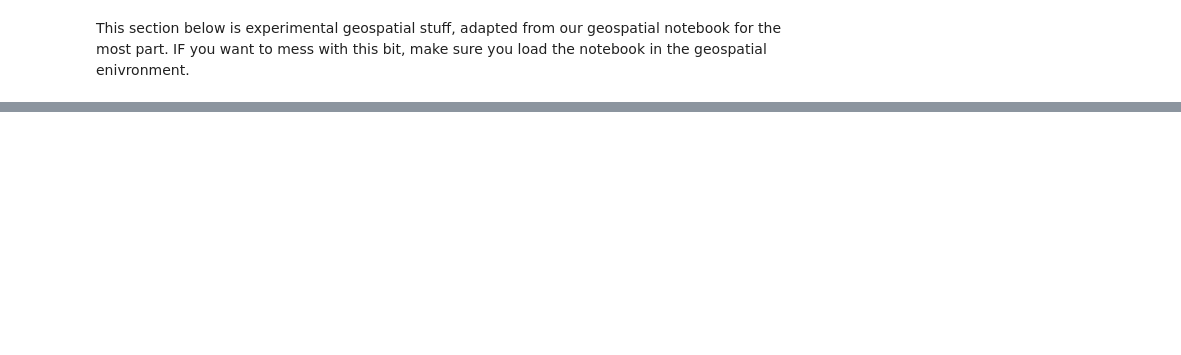
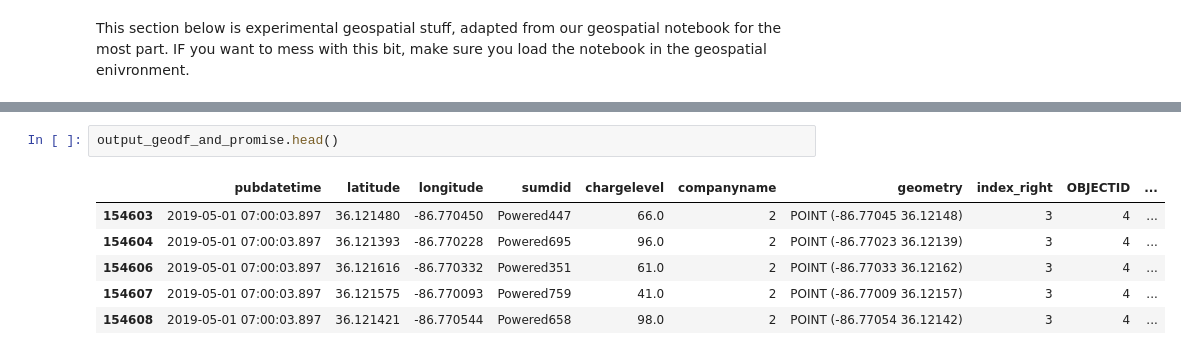
Before and after one commit to derektprice/mapping_scooters_nashville_python, a Jupyter notebook: notebooks/thorn-hourly-pz-plotting.ipynb, the cells around one changed output, grey strips where cells are left out. Drawn from its saved outputs; the diff is of its cells as text; blank space fills up the shorter version.

```diff
--- a/notebooks/thorn-hourly-pz-plotting.ipynb
+++ b/notebooks/thorn-hourly-pz-plotting.ipynb
@@ -150,0 +254,9 @@ Series([], Name: ZONE_ID, dtype: int64)
+# %%
+output_geodf_and_promise.head()
+# %% [output]
+|  | pubdatetime | latitude | longitude | sumdid | chargelevel | companyname | geometry | index_right | OBJECTID | ... |
+| 154603 | 2019-05-01 07:00:03.897 | 36.121480 | -86.770450 | Powered447 | 66.0 | 2 | POINT (-86.77045 36.12148) | 3 | 4 | ... |
+| 154604 | 2019-05-01 07:00:03.897 | 36.121393 | -86.770228 | Powered695 | 96.0 | 2 | POINT (-86.77023 36.12139) | 3 | 4 | ... |
+| 154606 | 2019-05-01 07:00:03.897 | 36.121616 | -86.770332 | Powered351 | 61.0 | 2 | POINT (-86.77033 36.12162) | 3 | 4 | ... |
+| 154607 | 2019-05-01 07:00:03.897 | 36.121575 | -86.770093 | Powered759 | 41.0 | 2 | POINT (-86.77009 36.12157) | 3 | 4 | ... |
+| 154608 | 2019-05-01 07:00:03.897 | 36.121421 | -86.770544 | Powered658 | 98.0 | 2 | POINT (-86.77054 36.12142) | 3 | 4 | ... |
```
Also changed, not shown: parts of 28 cells of this notebook, 3 other files.
